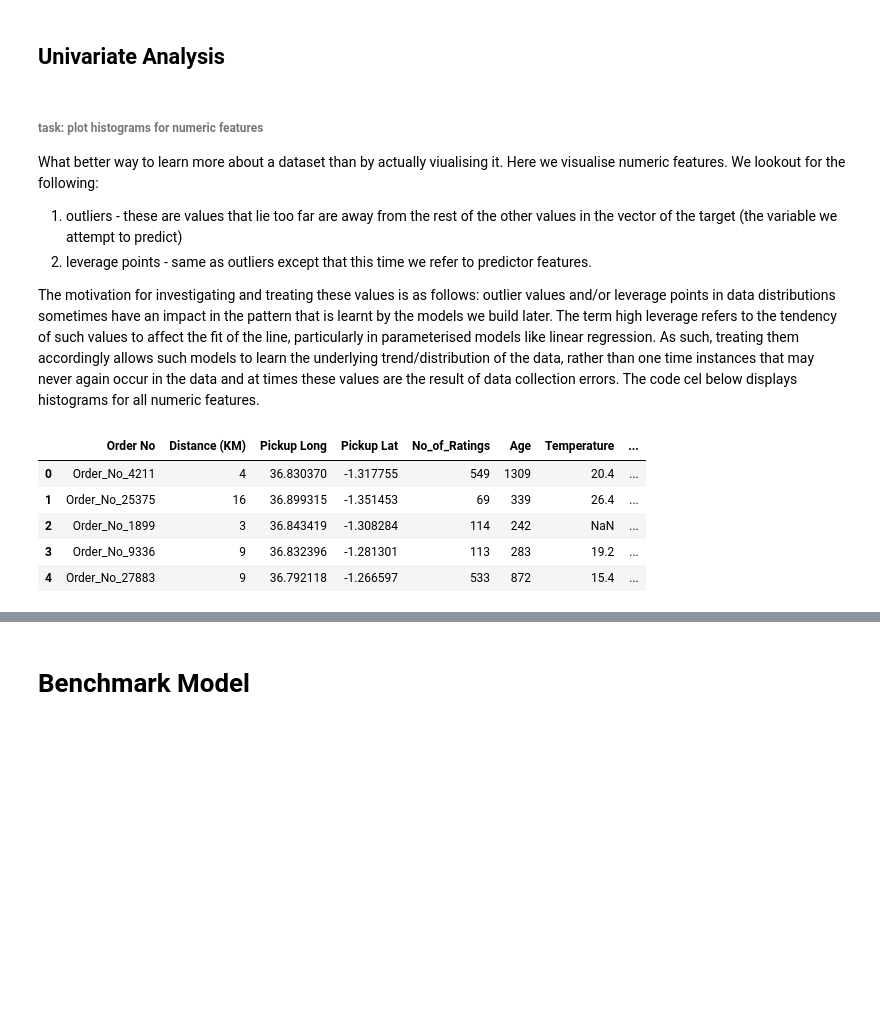
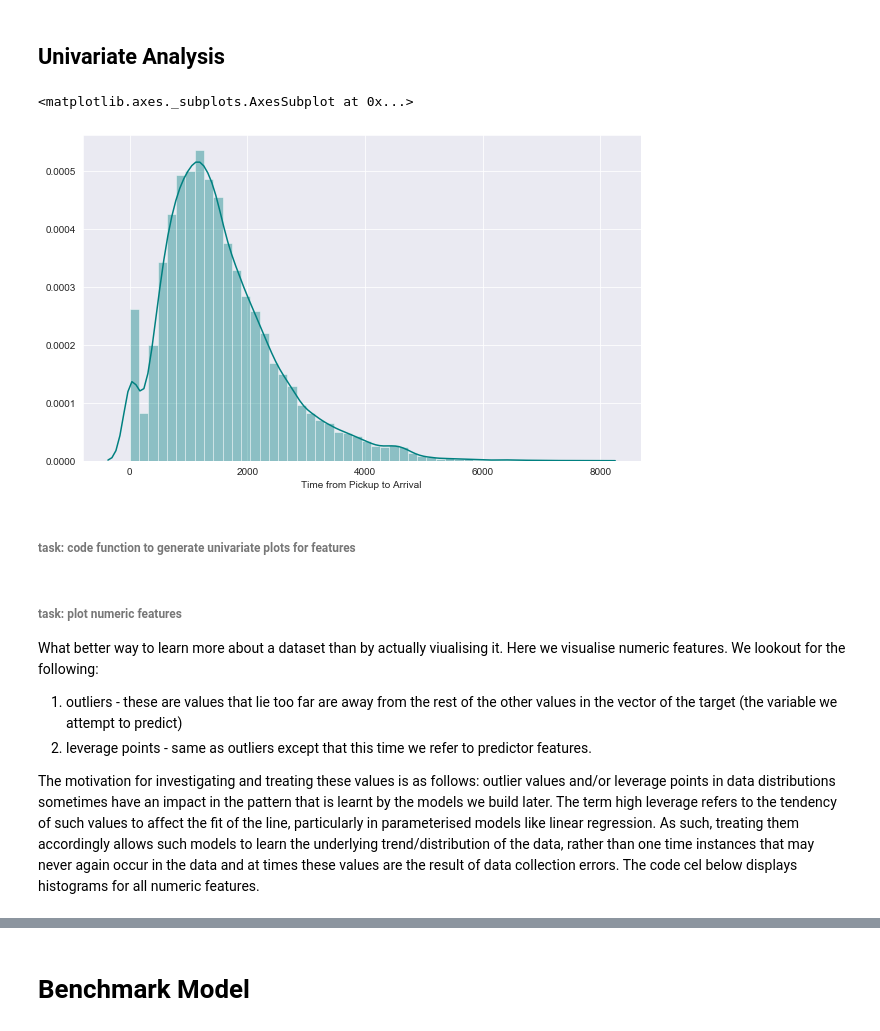
Before and after one commit to Explore-AI/regression-predict-api-template, a Jupyter notebook: predict deliverable/predict_titus.ipynb, the cells around one changed output, grey strips where cells are left out. Cells and saved outputs as stored; diff of their text form; code cells hidden in the pictures; blank space fills up the shorter version.

```diff
--- a/predict deliverable/predict_titus.ipynb
+++ b/predict deliverable/predict_titus.ipynb
@@ -332,3 +352,11 @@ By now, we should be so much more familiar with the data. GOOD! Let's go a littl
 # Exploratory Data Analysis - 1
 # %% [markdown]
 ## Univariate Analysis
+# %%
+fig = plt.figure(figsize = (10, 6))
+sns.distplot(train_data['Time from Pickup to Arrival'], color = "teal")
+# %% [output]
+<matplotlib.axes._subplots.AxesSubplot at 0x...>
+[figure, added]
+# %% [markdown]
+###### task: code function to generate univariate plots for features
@@ -335,16 +392,7 @@ By now, we should be so much more familiar with the data. GOOD! Let's go a littl
 # %% [markdown]
-###### task: plot histograms for numeric features
+###### task: plot numeric features
 What better way to learn more about a dataset than by actually viualising it. Here we visualise numeric features. We lookout for the following:
 1. outliers - these are values that lie too far are away from the rest of the other values in the vector of the target (the variable we attempt to predict)
 2. leverage points - same as outliers except that this time we refer to predictor features.
 
 The motivation for investigating and treating these values is as follows: outlier values and/or leverage points in data distributions sometimes have an impact in the pattern that is learnt by the models we build later. The term high leverage refers to the tendency of such values to affect the fit of the line, particularly in parameterised models like linear regression. As such, treating them accordingly allows such models to learn the underlying trend/distribution of the data, rather than one time instances that may never again occur in the data and at times these values are the result of data collection errors. The code cel below displays histograms for all numeric features.
-# %%
-train_data.loc[:, ['Order No'] + numeric_vars ].head()
-# %% [output]
-|  | Order No | Distance (KM) | Pickup Long | Pickup Lat | No_of_Ratings | Age | Temperature | ... |
-| 0 | Order_No_4211 | 4 | 36.830370 | -1.317755 | 549 | 1309 | 20.4 | ... |
-| 1 | Order_No_25375 | 16 | 36.899315 | -1.351453 | 69 | 339 | 26.4 | ... |
-| 2 | Order_No_1899 | 3 | 36.843419 | -1.308284 | 114 | 242 | NaN | ... |
-| 3 | Order_No_9336 | 9 | 36.832396 | -1.281301 | 113 | 283 | 19.2 | ... |
-| 4 | Order_No_27883 | 9 | 36.792118 | -1.266597 | 533 | 872 | 15.4 | ... |
```
Also changed, not shown: parts of 15 cells of this notebook.
